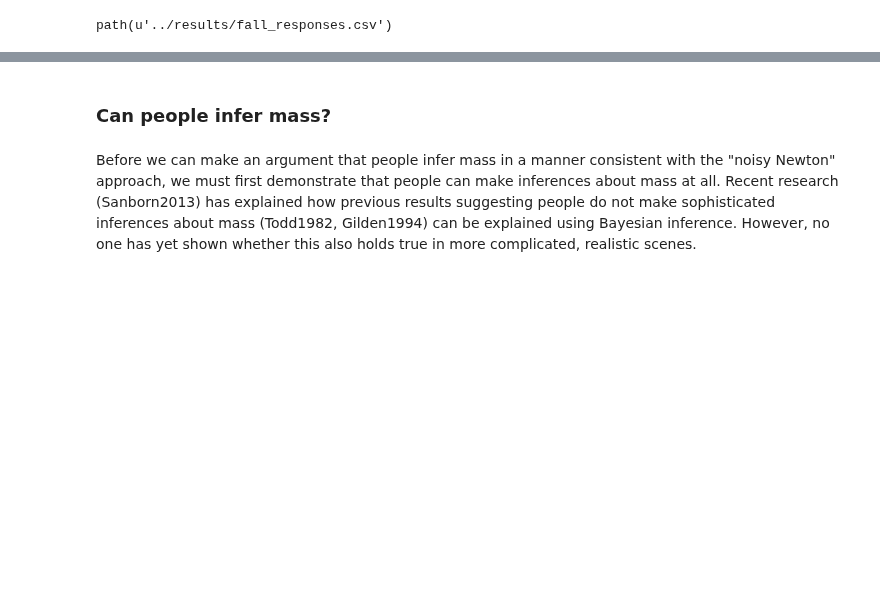
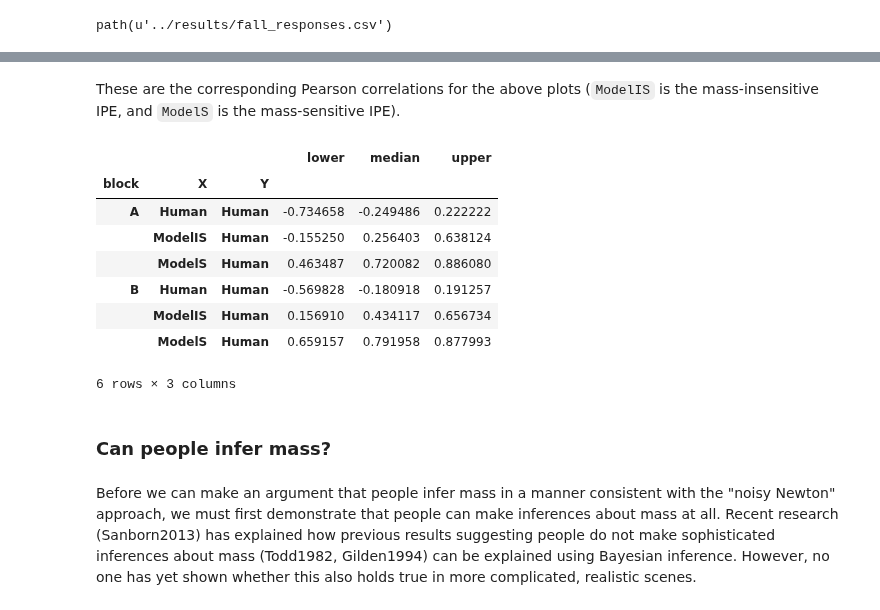
Before and after one commit to berkeley-cocosci/mass-inference, a Jupyter notebook: analysis/analysis.ipynb, the cells around one changed output, grey strips where cells are left out. Cells and saved outputs as stored; diff of their text form; code cells hidden in the pictures; blank space fills up the shorter version.

```diff
--- a/analysis/analysis.ipynb
+++ b/analysis/analysis.ipynb
@@ -119,3 +123,18 @@ plots.fall_responses.plot_block('B', results_path, fig_path)
+# %% [markdown]
+These are the corresponding Pearson correlations for the above plots (`ModelIS` is the mass-insensitive IPE, and `ModelS` is the mass-sensitive IPE).
+# %%
+pth = analyses.fall_response_corrs.run(data, results_path, seed)
+pd.read_csv(pth).set_index(['block', 'X', 'Y'])
+# %% [output]
+|  |  |  | lower | median | upper |
+| block | X | Y |  |  |  |
+| A | Human | Human | -0.734658 | -0.249486 | 0.222222 |
+|  | ModelIS | Human | -0.155250 | 0.256403 | 0.638124 |
+|  | ModelS | Human | 0.463487 | 0.720082 | 0.886080 |
+| B | Human | Human | -0.569828 | -0.180918 | 0.191257 |
+|  | ModelIS | Human | 0.156910 | 0.434117 | 0.656734 |
+|  | ModelS | Human | 0.659157 | 0.791958 | 0.877993 |
+6 rows × 3 columns
 # %%
 pth = analyses.trial_order.run(data, results_path, seed)
 trials = pd.read_csv(pth)
```
Also changed, not shown: parts of 6 cells of this notebook.
